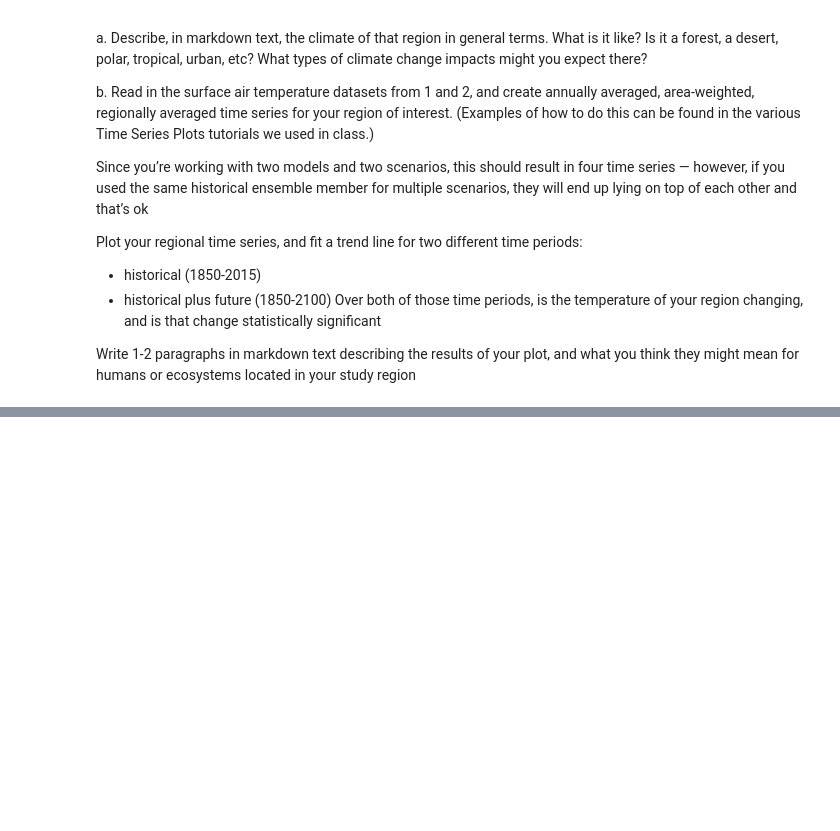
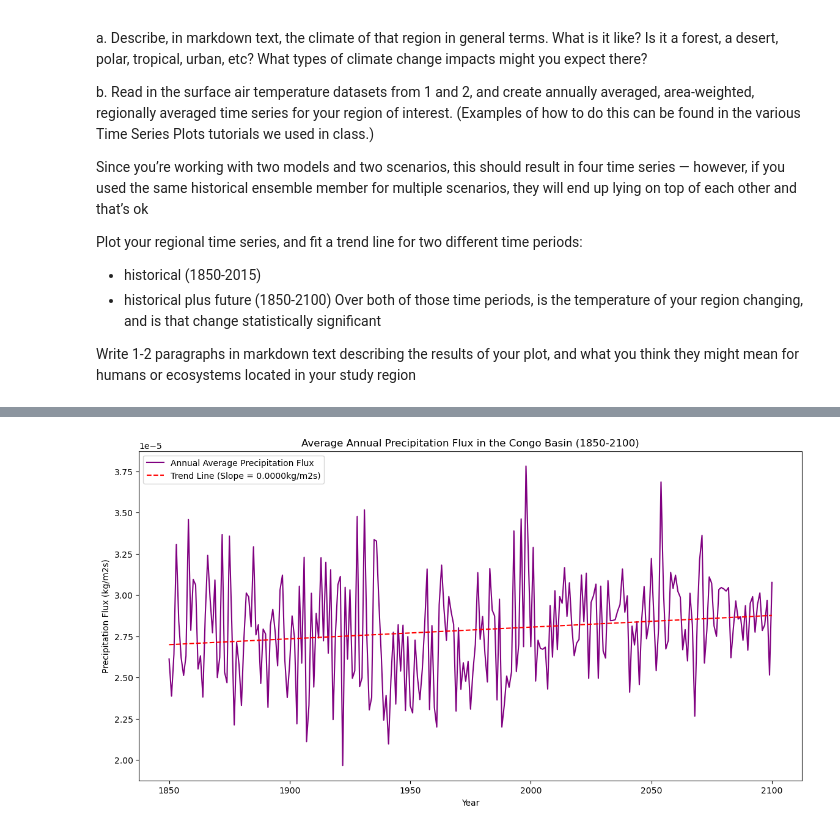
Before and after one commit to haylee360/eds296-hw1, a Jupyter notebook: eds296-hw1-hoyler.ipynb, the cells around one changed output, grey strips where cells are left out. Drawn from its saved outputs; the diff is of its cells as text; code cells hidden in the pictures; blank space fills up the shorter version.

```diff
--- a/eds296-hw1-hoyler.ipynb
+++ b/eds296-hw1-hoyler.ipynb
@@ -182,0 +320,36 @@ plt.show()
+# %%
+# Subsetting for gfdl model
+
+# Select tas variable, store as xarray DataArray
+pr = gfdl_data['pr']
+
+# Define logical mask: True when lat/lon inside the valid ranges, False elsewhere
+congo_lat_gfdl = (pr.lat >= lat_min) & (pr.lat <= lat_max)
+congo_lon_gfdl = (pr.lon >= lon_min) & (pr.lon <= lon_max)
+
+# Find points where the mask value is True, drop all other points
+pr_congo_gfdl = pr.where(congo_lat_gfdl & congo_lon_gfdl, drop=True)
+
+# Average over lat, lon dimensions to get a time series
+pr_congo_gfdl = pr_congo_gfdl.mean(dim=["lat", "lon"])
+# %%
+# Calculate the annual mean precipitation
+annual_mean_gfdl = pr_congo_gfdl.groupby('time.year').mean()
+# %%
+# Calculate best-fit parameters for the linear polynomial fit of temperature to year
+x_gfdl = np.polyfit(annual_mean_gfdl.year, annual_mean_gfdl, 1)
+
+# Generate a polynomial object using those best-fit parameters
+trend_line = np.poly1d(x_gfdl)
+# %%
+# Plot our annual data and the trend line
+fig, ax = plt.subplots(figsize=(14,7))
+ax.plot(annual_mean_gfdl.year, annual_mean_gfdl, label= 'Annual Average Precipitation Flux', color='purple')
+ax.plot(annual_mean_gfdl.year, trend_line(annual_mean_gfdl.year), color='red', linestyle='--', label=f'Trend Line (Slope = {x_gfdl[0]:.4f}kg/m2s)')
+ax.set_title('Average Annual Precipitation Flux in the Congo Basin (1850-2100)')
+ax.set_xlabel('Year')
+ax.set_ylabel('Precipitation Flux (kg/m2s)')
+ax.legend()
+plt.show()
+# %% [output]
+[figure, added]
```
Also changed, not shown: parts of 21 cells of this notebook.
